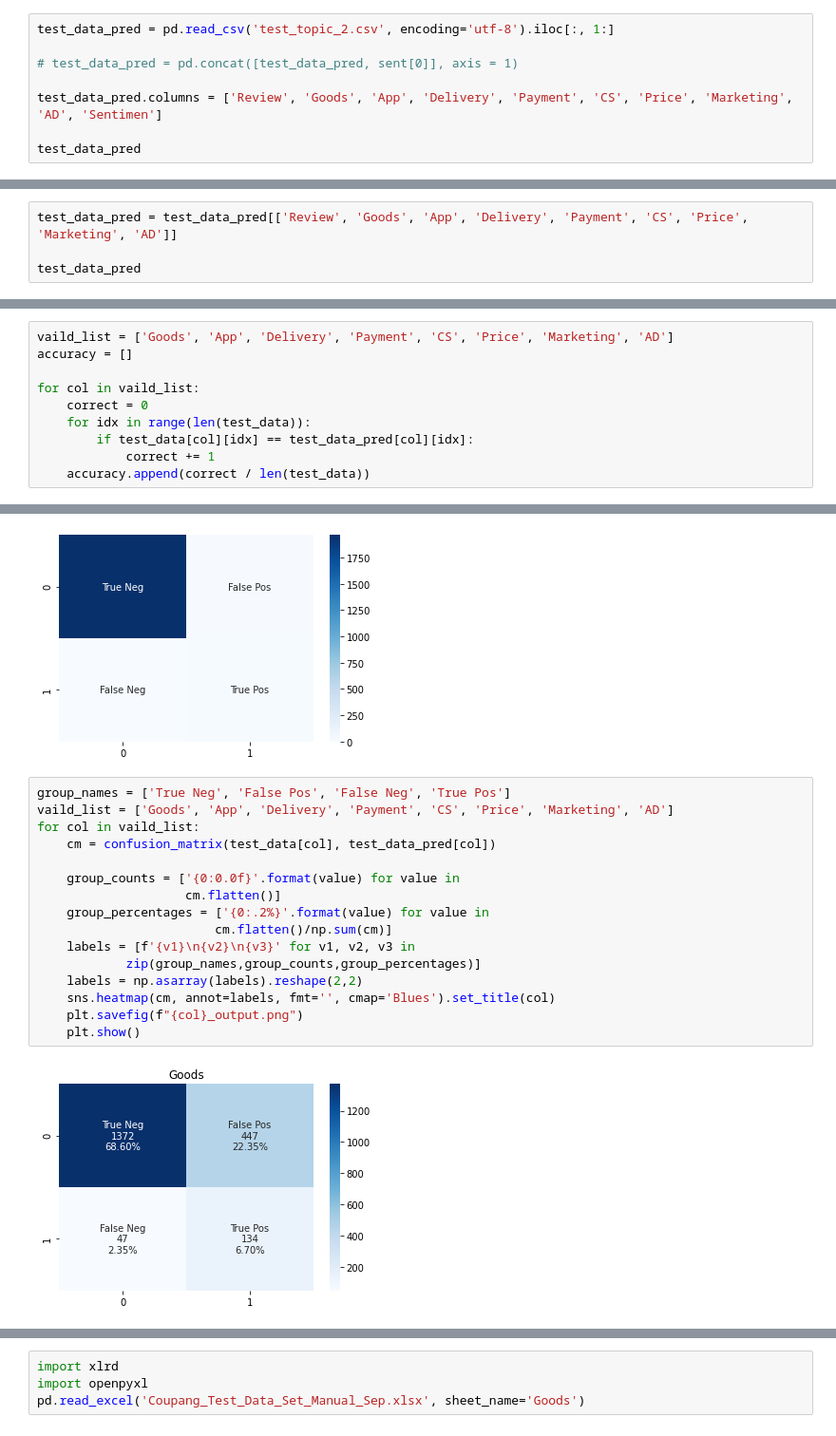
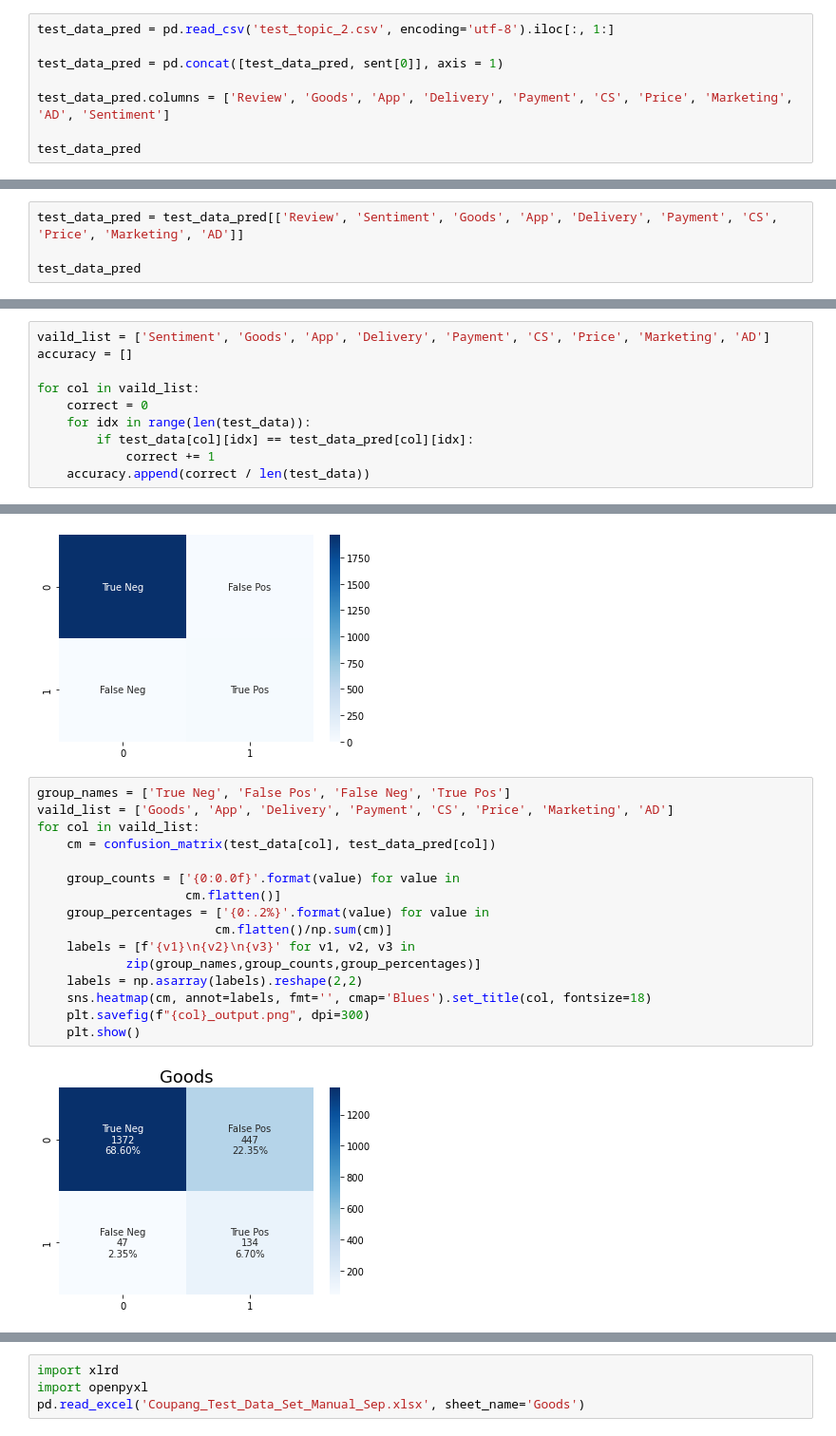
Before and after one commit to Lukaid/NLP_Review_Classifier, a Jupyter notebook: 7_Output_Analysis/test.ipynb, the cells around one changed output, grey strips where cells are left out. Shown: that part at 95% size. Cells and saved outputs as stored; diff of their text form.

```diff
--- a/7_Output_Analysis/test.ipynb
+++ b/7_Output_Analysis/test.ipynb
@@ -55,9 +55,9 @@ sent
 # %%
 test_data_pred = pd.read_csv('test_topic_2.csv', encoding='utf-8').iloc[:, 1:]
 
-# test_data_pred = pd.concat([test_data_pred, sent[0]], axis = 1)
+test_data_pred = pd.concat([test_data_pred, sent[0]], axis = 1)
 
-test_data_pred.columns = ['Review', 'Goods', 'App', 'Delivery', 'Payment', 'CS', 'Price', 'Marketing', 'AD', 'Sentimen']
+test_data_pred.columns = ['Review', 'Goods', 'App', 'Delivery', 'Payment', 'CS', 'Price', 'Marketing', 'AD', 'Sentiment']
 
 test_data_pred
 # %% [output]
@@ -65,5 +77,5 @@ ValueError: Length mismatch: Expected axis has 9 elements, new values have 10 el
 # %%
-test_data_pred = test_data_pred[['Review', 'Goods', 'App', 'Delivery', 'Payment', 'CS', 'Price', 'Marketing', 'AD']]
+test_data_pred = test_data_pred[['Review', 'Sentiment', 'Goods', 'App', 'Delivery', 'Payment', 'CS', 'Price', 'Marketing', 'AD']]
 
 test_data_pred
 # %% [output]
@@ -87,7 +99,7 @@ print(sum(test_data['Sentiment'] == 'positive'))
 1264
 1331
 # %%
-vaild_list = ['Goods', 'App', 'Delivery', 'Payment', 'CS', 'Price', 'Marketing', 'AD']
+vaild_list = ['Sentiment', 'Goods', 'App', 'Delivery', 'Payment', 'CS', 'Price', 'Marketing', 'AD']
 accuracy = []
 
 for col in vaild_list:
@@ -172,18 +200,18 @@ sns.heatmap(cm, annot=labels, cmap='Blues', fmt = '')
 # %%
 group_names = ['True Neg', 'False Pos', 'False Neg', 'True Pos']
 vaild_list = ['Goods', 'App', 'Delivery', 'Payment', 'CS', 'Price', 'Marketing', 'AD']
 for col in vaild_list:
     cm = confusion_matrix(test_data[col], test_data_pred[col])
 
     group_counts = ['{0:0.0f}'.format(value) for value in
                     cm.flatten()]
     group_percentages = ['{0:.2%}'.format(value) for value in
                         cm.flatten()/np.sum(cm)]
     labels = [f'{v1}\n{v2}\n{v3}' for v1, v2, v3 in
             zip(group_names,group_counts,group_percentages)]
     labels = np.asarray(labels).reshape(2,2)
-    sns.heatmap(cm, annot=labels, fmt='', cmap='Blues').set_title(col)
-    plt.savefig(f"{col}_output.png")
+    sns.heatmap(cm, annot=labels, fmt='', cmap='Blues').set_title(col, fontsize=18)
+    plt.savefig(f"{col}_output.png", dpi=300)
     plt.show()
 # %% [output]
-[figure, old version]
+[figure, new version]
```
Also changed, not shown: parts of 8 cells of this notebook, 41 other files.
